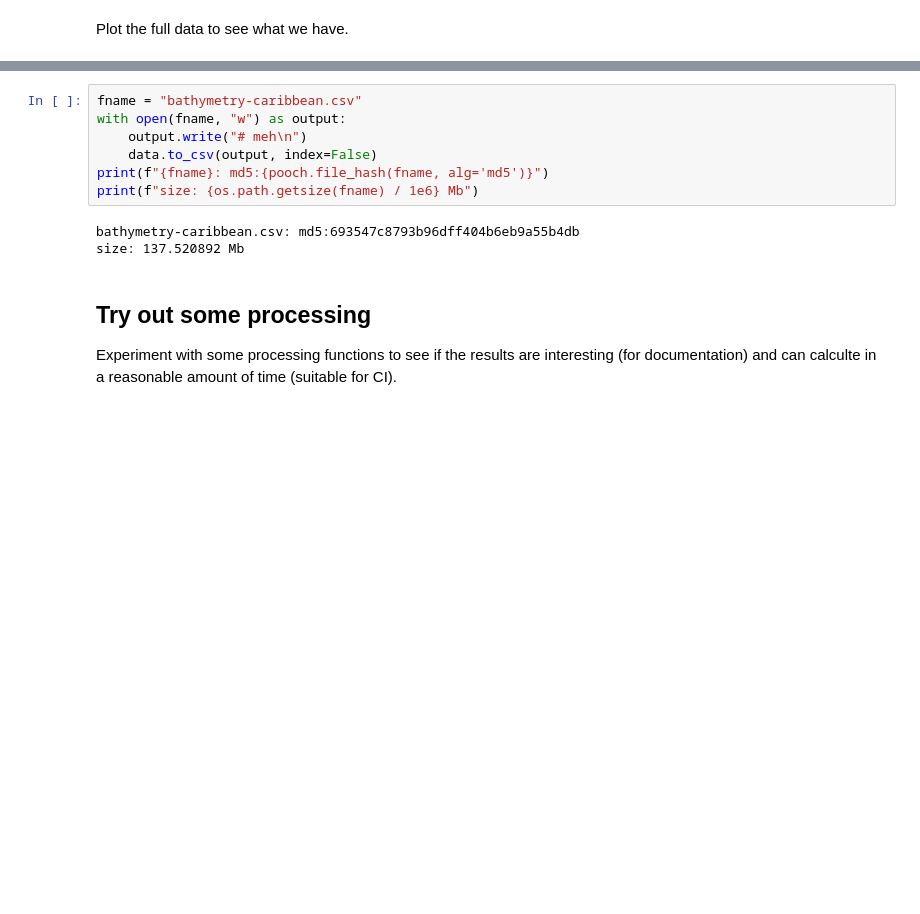
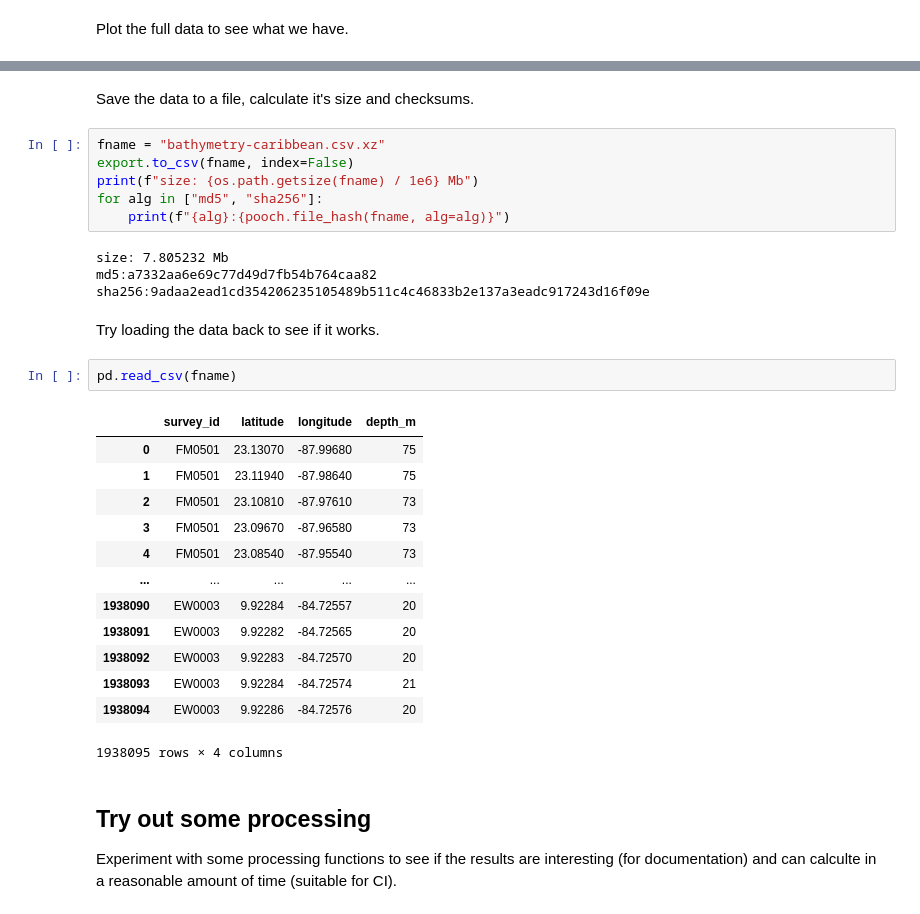
Before and after one commit to fatiando/data, a Jupyter notebook: bathymetry-caribbean/prepare.ipynb, the cells around one changed output, grey strips where cells are left out. Saved outputs shown, nothing was run; the diff lists cells and outputs as text; blank space fills up the shorter version.

```diff
--- a/bathymetry-caribbean/prepare.ipynb
+++ b/bathymetry-caribbean/prepare.ipynb
@@ -108,13 +109,33 @@ Save the data to a file and calculate its size and MD5 hash.
+# %% [markdown]
+Save the data to a file, calculate it's size and checksums.
 # %%
-fname = "bathymetry-caribbean.csv"
-with open(fname, "w") as output:
-    output.write("# meh\n")
-    data.to_csv(output, index=False)
-print(f"{fname}: md5:{pooch.file_hash(fname, alg='md5')}")
+fname = "bathymetry-caribbean.csv.xz"
+export.to_csv(fname, index=False)
 print(f"size: {os.path.getsize(fname) / 1e6} Mb")
+for alg in ["md5", "sha256"]:
+    print(f"{alg}:{pooch.file_hash(fname, alg=alg)}")
 # %% [output]
-bathymetry-caribbean.csv: md5:693547c8793b96dff404b6eb9a55b4db
-size: 137.520892 Mb
+size: 7.805232 Mb
+md5:a7332aa6e69c77d49d7fb54b764caa82
+sha256:9adaa2ead1cd354206235105489b511c4c46833b2e137a3eadc917243d16f09e
+# %% [markdown]
+Try loading the data back to see if it works.
+# %%
+pd.read_csv(fname)
+# %% [output]
+|  | survey_id | latitude | longitude | depth_m |
+| 0 | FM0501 | 23.13070 | -87.99680 | 75 |
+| 1 | FM0501 | 23.11940 | -87.98640 | 75 |
+| 2 | FM0501 | 23.10810 | -87.97610 | 73 |
+| 3 | FM0501 | 23.09670 | -87.96580 | 73 |
+| 4 | FM0501 | 23.08540 | -87.95540 | 73 |
+| ... | ... | ... | ... | ... |
+| 1938090 | EW0003 | 9.92284 | -84.72557 | 20 |
+| 1938091 | EW0003 | 9.92282 | -84.72565 | 20 |
+| 1938092 | EW0003 | 9.92283 | -84.72570 | 20 |
+| 1938093 | EW0003 | 9.92284 | -84.72574 | 21 |
+| 1938094 | EW0003 | 9.92286 | -84.72576 | 20 |
+1938095 rows × 4 columns
 # %% [markdown]
 ## Try out some processing
 
```
Also changed, not shown: parts of 13 cells of this notebook, 1 other file.
